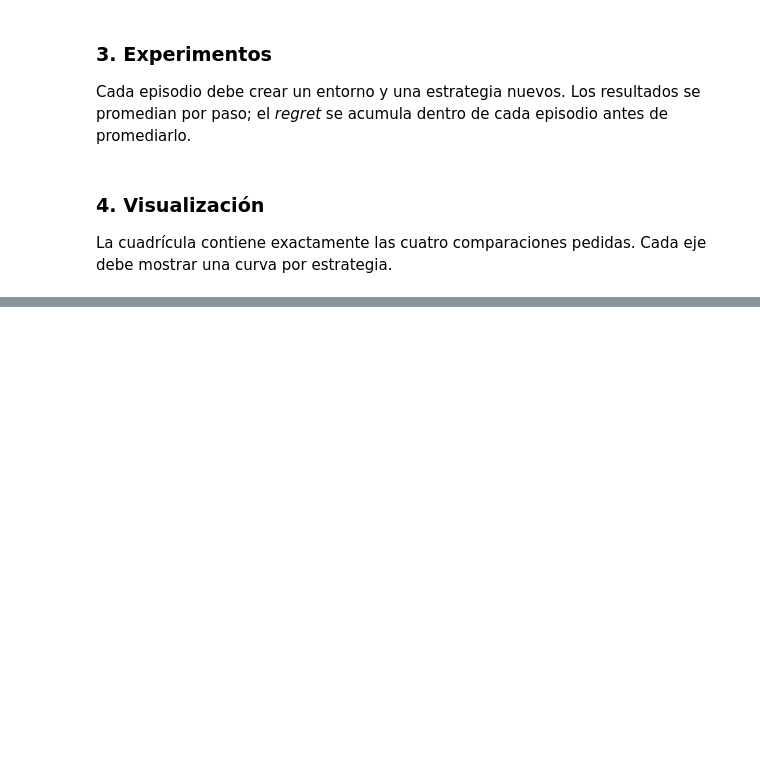
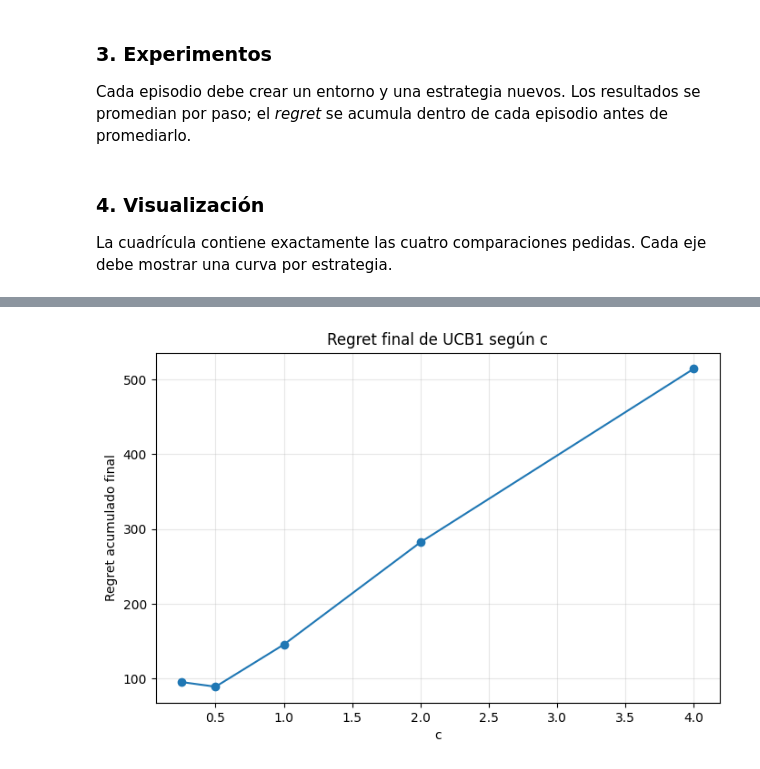
Before and after one commit to SergioAle210/RL_HDT_2, a Jupyter notebook: task2_3.ipynb, the cells around one changed output, grey strips where cells are left out. Saved outputs shown, nothing was run; the diff lists cells and outputs as text; code cells hidden in the pictures; blank space fills up the shorter version.

```diff
--- a/task2_3.ipynb
+++ b/task2_3.ipynb
@@ -233,0 +594,15 @@ plt.show()
+# %%
+# Gráfica de sensibilidad para UCB1.
+plt.figure(figsize=(8, 5))
+plt.plot(
+    ucb_sensitivity["c"],
+    ucb_sensitivity["Regret acumulado final"],
+    marker="o",
+)
+plt.title("Regret final de UCB1 según c")
+plt.xlabel("c")
+plt.ylabel("Regret acumulado final")
+plt.grid(alpha=0.3)
+plt.show()
+# %% [output]
+[figure, added]
```
Also changed, not shown: parts of 20 cells of this notebook.
